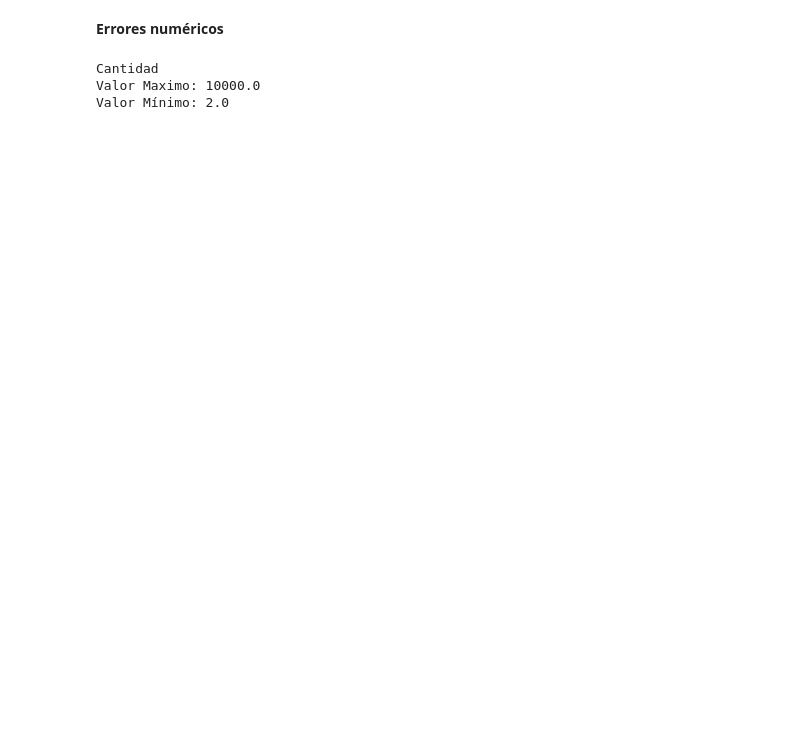
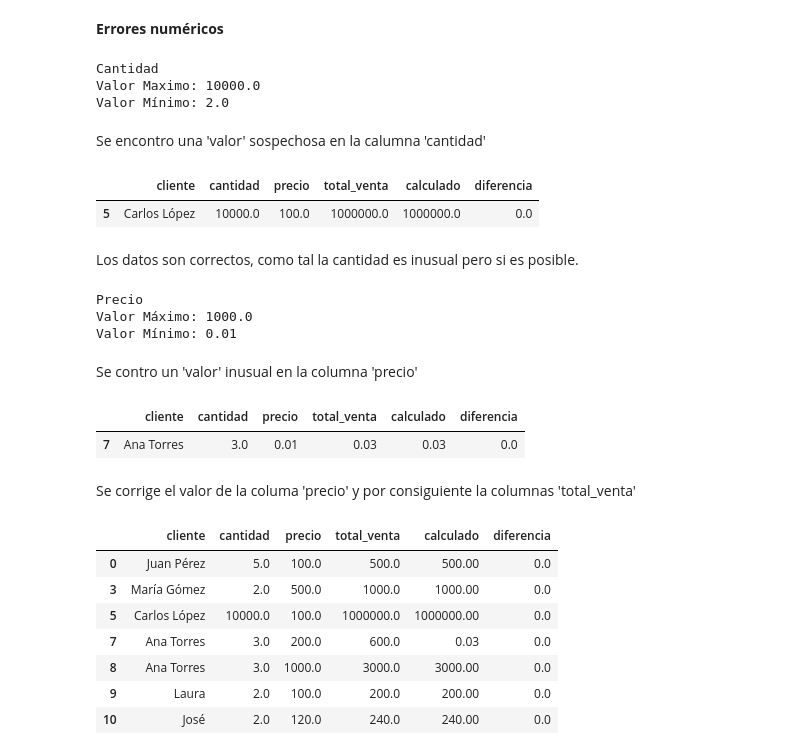
Before and after one commit to SaitoM17/ejerciciosAnalisisDatos, a Jupyter notebook: scripts/Numpy/practica.ipynb, the cells around one changed output. Saved outputs shown, nothing was run; the diff lists cells and outputs as text; code cells hidden in the pictures; blank space fills up the shorter version.

```diff
--- a/scripts/Numpy/practica.ipynb
+++ b/scripts/Numpy/practica.ipynb
@@ -221,3 +276,44 @@ print(f'Cantidad\nValor Maximo: {maximo_cantidad}\nValor Mínimo: {minimo_cantid
 Cantidad
 Valor Maximo: 10000.0
 Valor Mínimo: 2.0
+# %% [markdown]
+Se encontro una 'valor' sospechosa en la calumna 'cantidad'
+# %%
+cantidad_inusual = df[df['cantidad'] == 10000.0]
+cantidad_inusual
+# %% [output]
+|  | cliente | cantidad | precio | total_venta | calculado | diferencia |
+| 5 | Carlos López | 10000.0 | 100.0 | 1000000.0 | 1000000.0 | 0.0 |
+# %% [markdown]
+Los datos son correctos, como tal la cantidad es inusual pero si es posible.
+# %%
+maximo_precio = df['precio'].max()
+minimo_precio = df['precio'].min()
+print(f'Precio\nValor Máximo: {maximo_precio}\nValor Mínimo: {minimo_precio}')
+# %% [output]
+Precio
+Valor Máximo: 1000.0
+Valor Mínimo: 0.01
+# %% [markdown]
+Se contro un 'valor' inusual en la columna 'precio'
+# %%
+inusual_precio = df[df['precio'] == 0.01]
+inusual_precio
+# %% [output]
+|  | cliente | cantidad | precio | total_venta | calculado | diferencia |
+| 7 | Ana Torres | 3.0 | 0.01 | 0.03 | 0.03 | 0.0 |
+# %% [markdown]
+Se corrige el valor de la columa 'precio' y por consiguiente la columnas 'total_venta'
+# %%
+df.loc[7,'precio'] = 200
+df.loc[7,'total_venta'] = 600
+df
+# %% [output]
+|  | cliente | cantidad | precio | total_venta | calculado | diferencia |
+| 0 | Juan Pérez | 5.0 | 100.0 | 500.0 | 500.00 | 0.0 |
+| 3 | María Gómez | 2.0 | 500.0 | 1000.0 | 1000.00 | 0.0 |
+| 5 | Carlos López | 10000.0 | 100.0 | 1000000.0 | 1000000.00 | 0.0 |
+| 7 | Ana Torres | 3.0 | 200.0 | 600.0 | 0.03 | 0.0 |
+| 8 | Ana Torres | 3.0 | 1000.0 | 3000.0 | 3000.00 | 0.0 |
+| 9 | Laura | 2.0 | 100.0 | 200.0 | 200.00 | 0.0 |
+| 10 | José | 2.0 | 120.0 | 240.0 | 240.00 | 0.0 |
```
Also changed, not shown: parts of 53 cells of this notebook.
